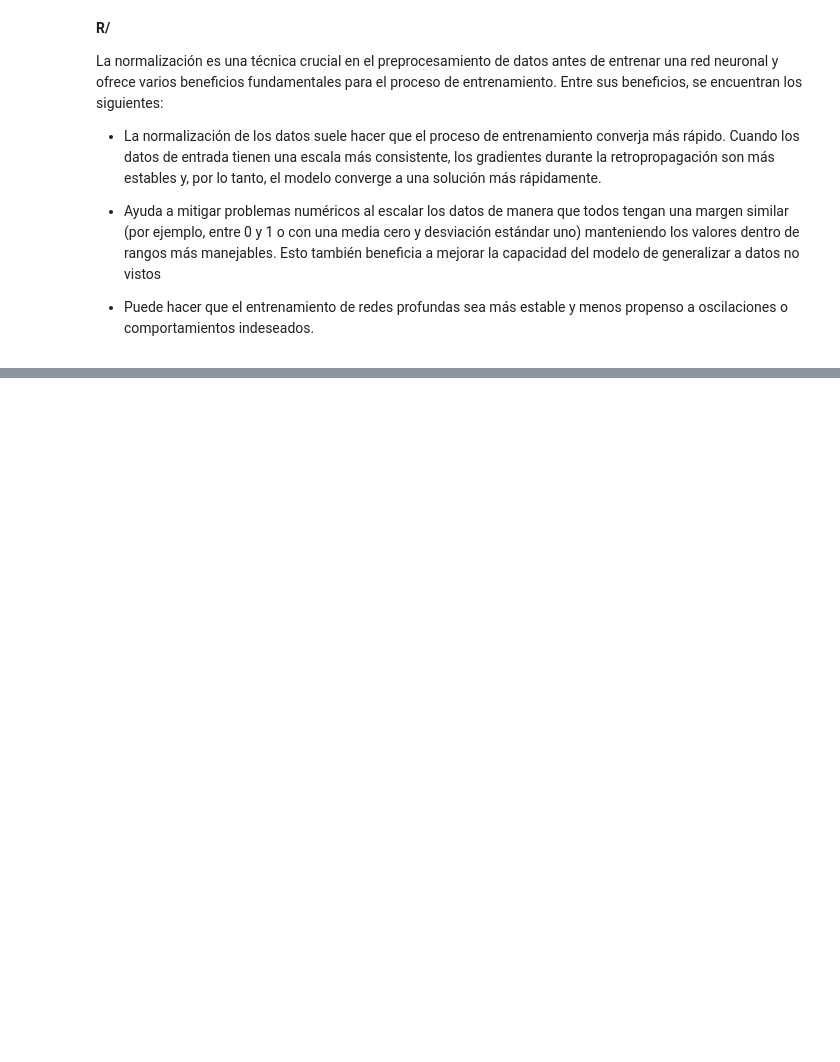
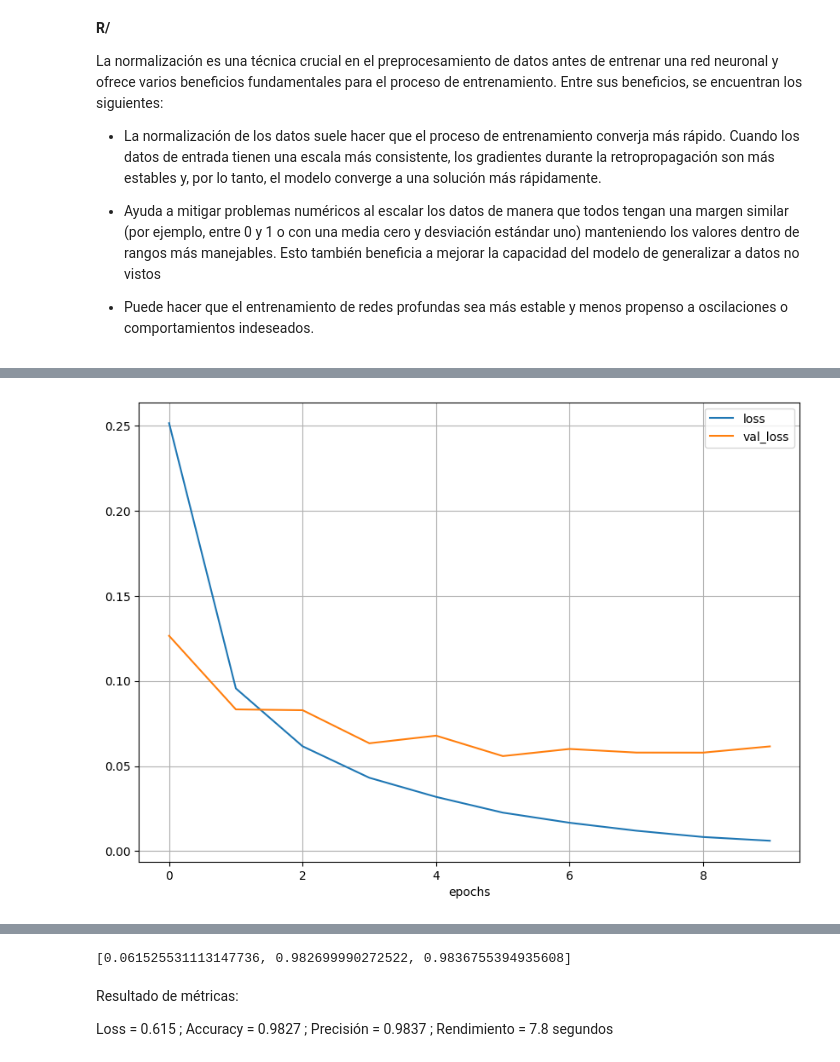
Before and after one commit to ElAruspice/proyecto_sapiencia, a Jupyter notebook: Copia_de_Trabajo_final_redes_neuronales.ipynb, the cells around one changed output, grey strips where cells are left out. Saved outputs shown, nothing was run; the diff lists cells and outputs as text; code cells hidden in the pictures; blank space fills up the shorter version.

```diff
--- a/Copia_de_Trabajo_final_redes_neuronales.ipynb
+++ b/Copia_de_Trabajo_final_redes_neuronales.ipynb
@@ -429,0 +613,8 @@ La normalización es una técnica crucial en el preprocesamiento de datos antes
+# %%
+model = models.Sequential()
+model.add(layers.Dense(850,activation='relu', input_shape=(28*28,)))
+model.add(layers.Dense(10,activation='softmax'))
+
+model.compile(optimizer='rmsprop',
+              loss='categorical_crossentropy',
+              metrics=['accuracy', 'Precision'])
@@ -429,0 +637,2 @@ La normalización es una técnica crucial en el preprocesamiento de datos antes
+# %%
+history = model.fit(x_train, y_train, epochs=10, batch_size=128, validation_data=(x_test, y_test))
@@ -429,0 +660,11 @@ La normalización es una técnica crucial en el preprocesamiento de datos antes
+# %%
+pd.DataFrame({'loss': history.history['loss'],
+              'val_loss': history.history['val_loss']}).plot(figsize=(10, 7))
+
+plt.grid(True)
+plt.xlabel("epochs")
+plt.show()
+
+model.evaluate(x_test, y_test)
+# %% [output]
+[figure, added]
@@ -429,0 +672,8 @@ La normalización es una técnica crucial en el preprocesamiento de datos antes
+[0.061525531113147736, 0.982699990272522, 0.9836755394935608]
+# %% [markdown]
+Resultado de métricas:
+
+Loss = 0.615 ;
+Accuracy = 0.9827 ;
+Precisión = 0.9837 ;
+Rendimiento = 7.8 segundos
```
Also changed, not shown: parts of 178 cells of this notebook.
